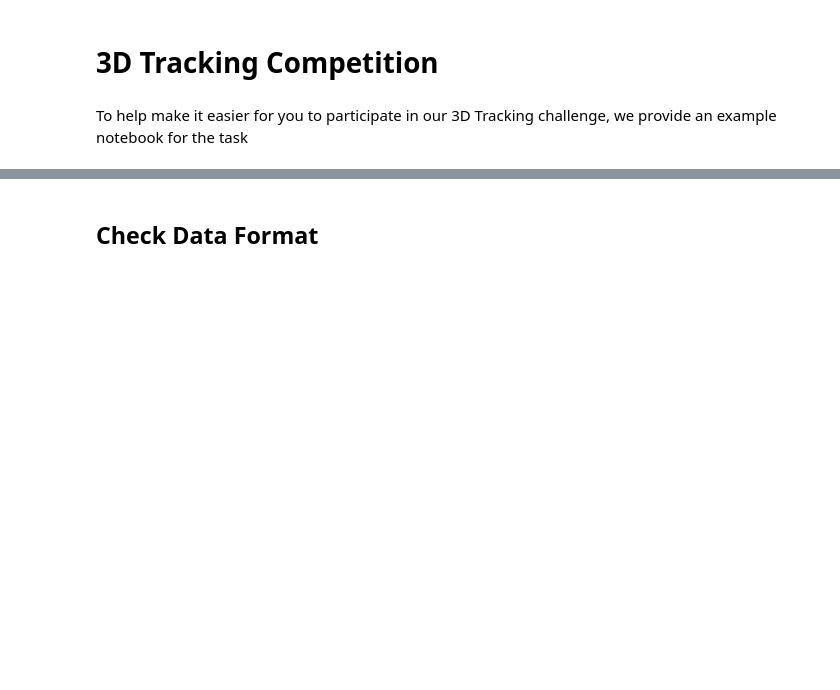
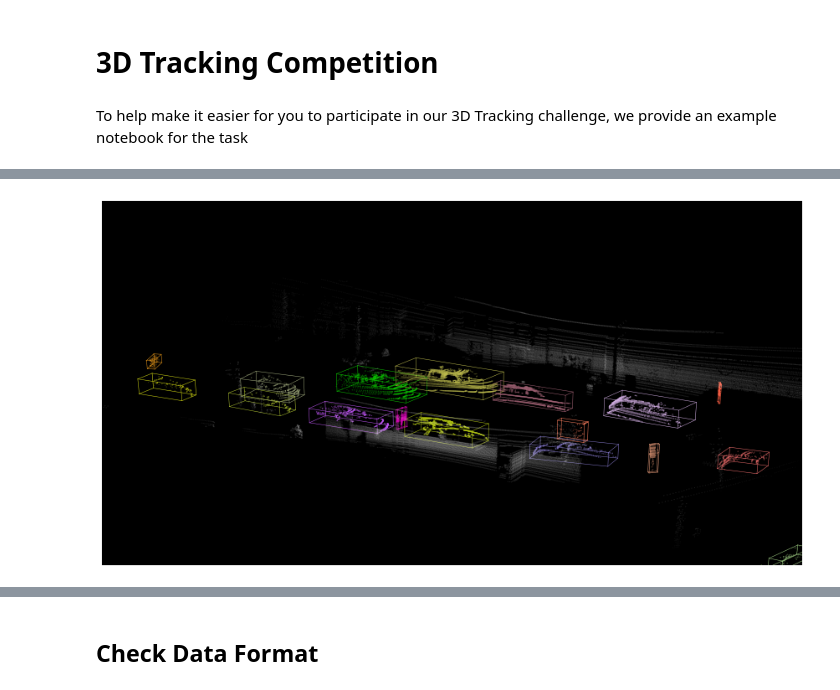
Before and after one commit to argoverse/argoverse-api, a Jupyter notebook: demo_usage/competition_tracking_tutorial.ipynb, the cells around one changed output, grey strips where cells are left out. Saved outputs shown, nothing was run; the diff lists cells and outputs as text; code cells hidden in the pictures; blank space fills up the shorter version.

```diff
--- a/demo_usage/competition_tracking_tutorial.ipynb
+++ b/demo_usage/competition_tracking_tutorial.ipynb
@@ -4,0 +59,13 @@ To help make it easier for you to participate in our 3D Tracking challenge, we p
+# %%
+driveable_area_pts = copy.deepcopy(roi_area_pts)
+driveable_area_pts = city_to_egovehicle_se3.transform_point_cloud(
+    driveable_area_pts
+)  # put into city coords
+driveable_area_pts = am.remove_non_driveable_area_points(driveable_area_pts, city_name)
+driveable_area_pts = city_to_egovehicle_se3.inverse_transform_point_cloud(
+    driveable_area_pts
+)
+
+roi_area_pts_hasable = map(tuple,roi_area_pts)
+driveable_area_pts_hasable = map(tuple,driveable_area_pts)
+non_driveable_area_pts = np.array(list(set(roi_area_pts_hasable) - set(driveable_area_pts_hasable)))
@@ -4,0 +74,69 @@ To help make it easier for you to participate in our 3D Tracking challenge, we p
+# %%
+%matplotlib inline
+import matplotlib
+import matplotlib.pyplot as plt
+import argoverse.visualization.visualization_utils as viz_util
+from argoverse.evaluation.competition_util import get_polygon_from_points, poly_to_label
+
+from sklearn.cluster import DBSCAN
+
+clustering_car = DBSCAN(eps=0.7, min_samples=15, leaf_size=15).fit(driveable_area_pts)
+clustering_people = DBSCAN(eps=1, min_samples=5, leaf_size=15).fit(non_driveable_area_pts)
+
+core_samples_mask_car = np.zeros_like(clustering_car.labels_, dtype=bool)
+core_samples_mask_car[clustering_car.core_sample_indices_] = True
+labels_car = clustering_car.labels_
+
+core_samples_mask_people = np.zeros_like(clustering_people.labels_, dtype=bool)
+core_samples_mask_people[clustering_people.core_sample_indices_] = True
+labels_people = clustering_people.labels_
+
+
+point_size = 0.3
+
+fig = plt.figure(figsize=[15,8])
+ax = fig.add_subplot(111, projection='3d')
+unique_labels_car = set(labels_car)
+colors = [np.random.rand(3,) for i in np.linspace(0, 1, len(unique_labels_car))]
+for k, col in zip(unique_labels_car, colors):
+    if k == -1:
+        # Black used for noise.
+        col = [0, 0, 0, 1]
+    class_member_mask_car = (labels_car == k)
+    xyz = driveable_area_pts[class_member_mask_car & core_samples_mask_car]
+    if len(xyz) > 20:
+        poly = get_polygon_from_points(xyz)
+        label = poly_to_label(poly)
+        if label.length < 7 and label.length > 1 and label.height < 2.5:
+            ax.scatter(xyz[:, 0], xyz[:, 1], xyz[:, 2], c=[col], marker=".", s=point_size)
+            viz_util.draw_box(ax, label.as_3d_bbox().T, axes=[0, 1, 2], color=col)
+        else:
+            ax.scatter(xyz[:, 0], xyz[:, 1], xyz[:, 2], c=[[1,1,1,1]], marker=".", s=0.01)
+
+
+unique_labels_people = set(labels_people)
+colors = [np.random.rand(3,) for i in np.linspace(0, 1, len(unique_labels_people))]
+for k, col in zip(unique_labels_people, colors):
+    if k == -1:
+        # Black used for noise.
+        col = [0, 0, 0, 1]
+    class_member_mask_people = (labels_people == k)
+    xyz = non_driveable_area_pts[class_member_mask_people & core_samples_mask_people]
+    if len(xyz) > 10:
+        poly = get_polygon_from_points(xyz)
+        label = poly_to_label(poly)
+        if label.width < 1 and label.length < 1 and label.height > 1 and label.height < 2.5:
+            ax.scatter(xyz[:, 0], xyz[:, 1], xyz[:, 2], c=[col], marker=".", s=point_size)
+            viz_util.draw_box(ax, label.as_3d_bbox().T, axes=[0, 1, 2], color=col)
+        else:
+            ax.scatter(xyz[:, 0], xyz[:, 1], xyz[:, 2], c=[[1,1,1,1]], marker=".", s=0.01)
+
+ax.set_xlim3d([-10, 10])
+ax.set_ylim3d([-10, 10])
+ax.set_zlim3d([-3, 10])
+
+ax.set_facecolor((0, 0, 0))
+plt.axis('off')
+plt.show()
+# %% [output]
+[figure, added]
```
Also changed, not shown: parts of 19 cells of this notebook, 1 other file.
